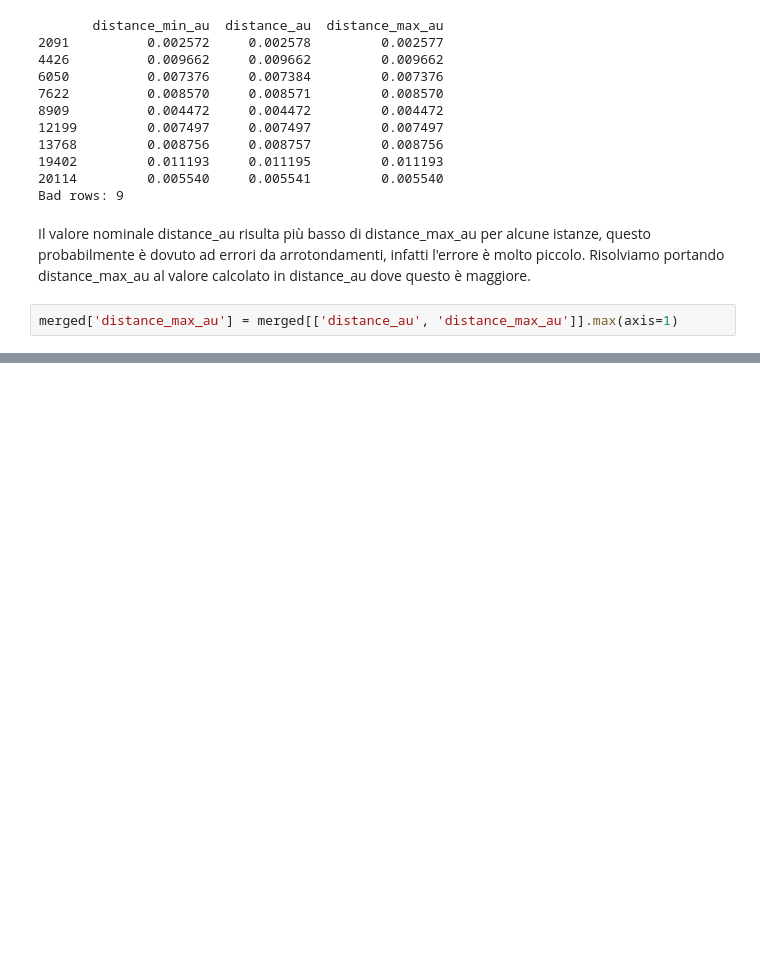
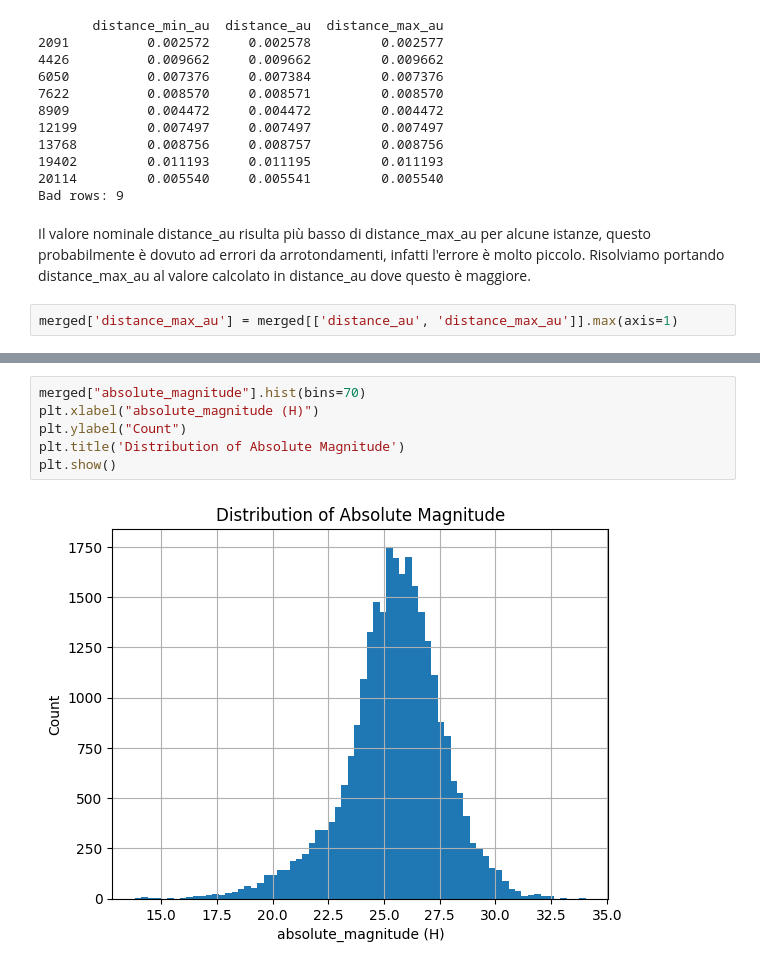
Before and after one commit to k3lly200413-2/Progetto_Nasa_Data_Intensive, a Jupyter notebook: Untitled.ipynb, the cells around one changed output, grey strips where cells are left out. Saved outputs shown, nothing was run; the diff lists cells and outputs as text; blank space fills up the shorter version.

```diff
--- a/Untitled.ipynb
+++ b/Untitled.ipynb
@@ -664,0 +709,8 @@ memory usage: 7.1 MB
+# %%
+merged["absolute_magnitude"].hist(bins=70)
+plt.xlabel("absolute_magnitude (H)")
+plt.ylabel("Count")
+plt.title('Distribution of Absolute Magnitude')
+plt.show()
+# %% [output]
+[figure, added]
```
Also changed, not shown: parts of 27 cells of this notebook.
